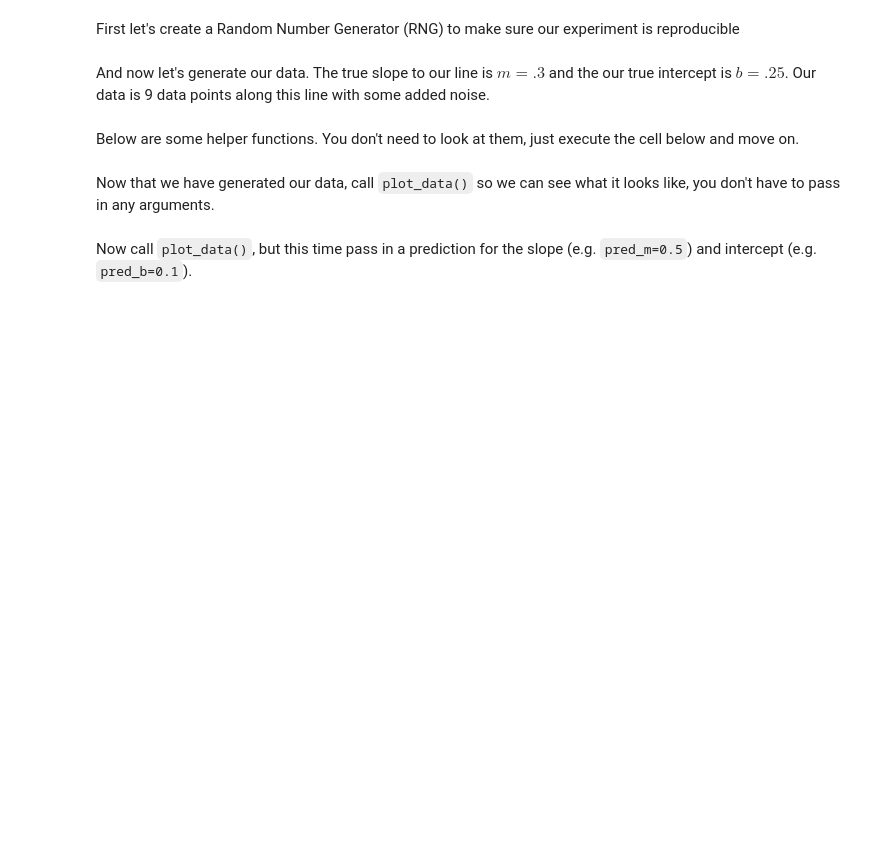
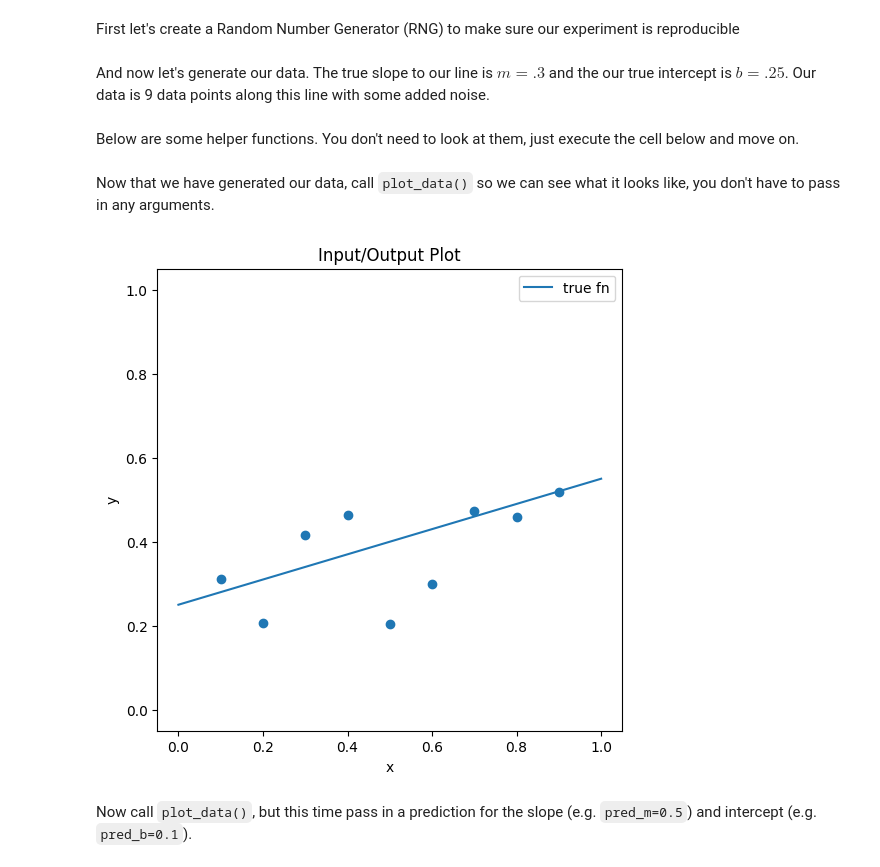
Before and after one commit to nriceusa/byu-cs474, a Jupyter notebook: lab1_pytorch_intro.ipynb, the cells around one changed output. Drawn from its saved outputs; the diff is of its cells as text; code cells hidden in the pictures; blank space fills up the shorter version.

```diff
--- a/lab1_pytorch_intro.ipynb
+++ b/lab1_pytorch_intro.ipynb
@@ -1072,6 +1102,10 @@ def plot_grad(m: torch.Tensor | List[torch.Tensor],
     ax.set_ylabel("intercept " + r"($b$)")
 # %% [markdown]
 Now that we have generated our data, call `plot_data()` so we can see what it looks like, you don't have to pass in any arguments.
+# %%
+plot_data()
+# %% [output]
+[figure, added]
 # %% [markdown]
 Now call `plot_data()`, but this time pass in a prediction for the slope (e.g.
 `pred_m=0.5`) and intercept (e.g. `pred_b=0.1`).
```
Also changed, not shown: parts of 29 cells of this notebook.
